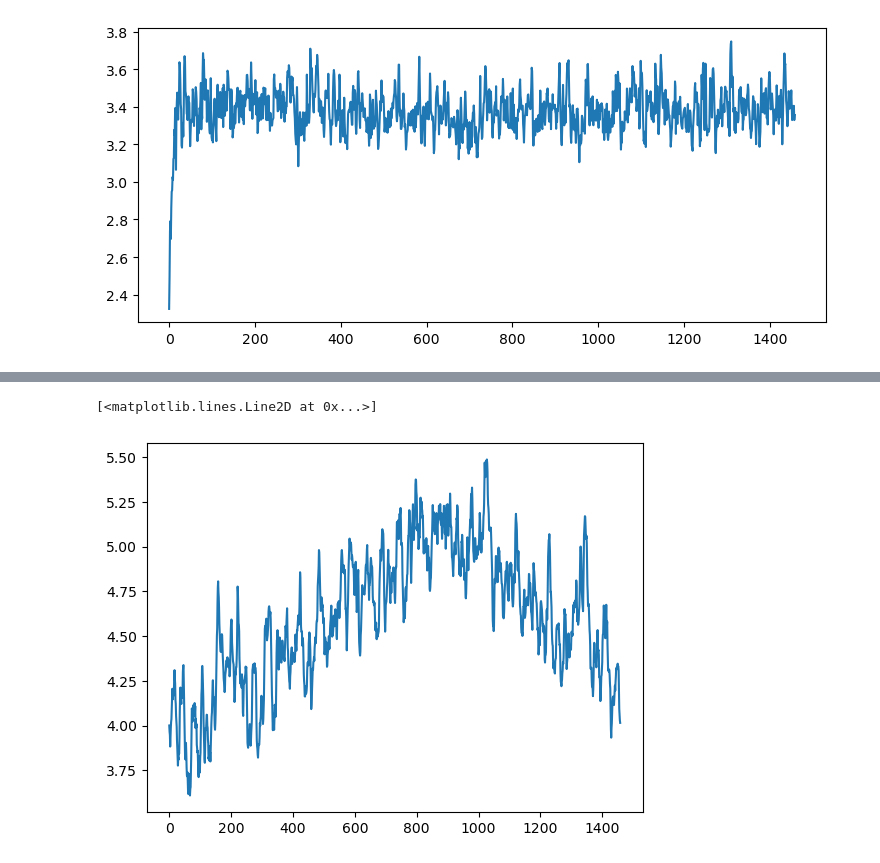
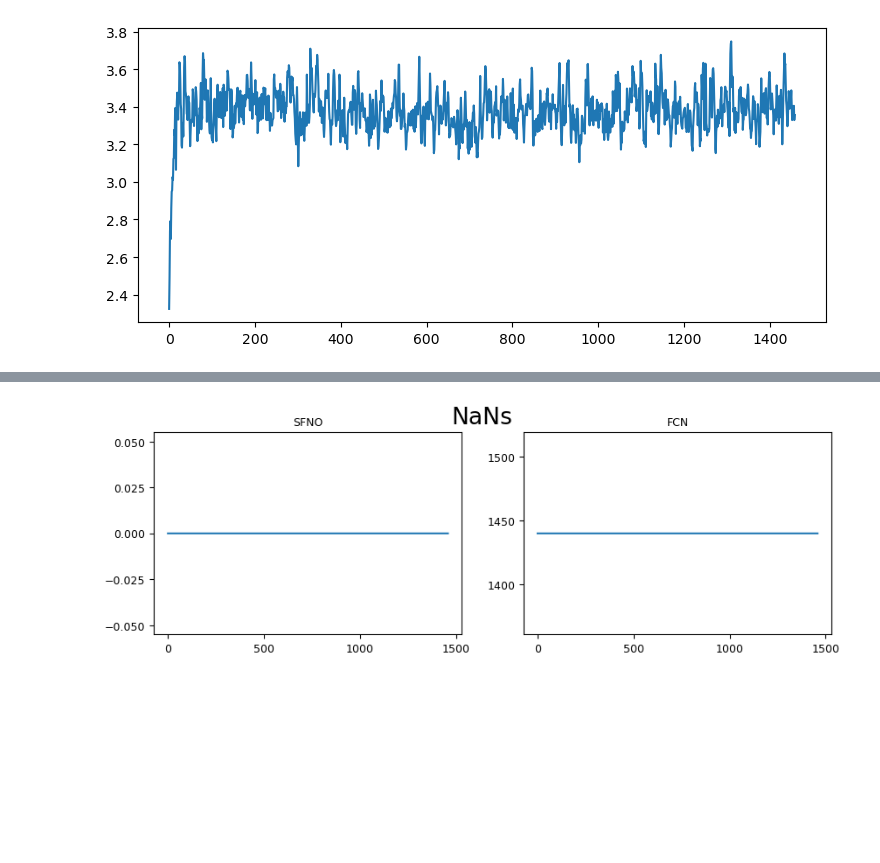
Before and after one commit to Slusny/Modulated-Spherical-Fourier-Neural-Operator, a Jupyter notebook: Modelskill.ipynb, the cells around one changed output, grey strips where cells are left out. Cells and saved outputs as stored; diff of their text form; code cells hidden in the pictures; blank space fills up the shorter version.

```diff
--- a/Modelskill.ipynb
+++ b/Modelskill.ipynb
@@ -248,8 +55,0 @@ plt.show()
-# %%
-sfno_step = sfno.sel(step=[120+6*20])['rmse'].squeeze()
-
-ax = plt.axes(projection=ccrs.Robinson())
-ax.set_global()
-sfno_step.plot.contourf(ax=ax, transform=ccrs.PlateCarree())
-ax.coastlines()
-ax.set_title("titel")
@@ -259,7 +55,0 @@ Text(0.5, 1.0, 'titel')
-# %%
-sfno_step = sfno.sel(step=[120+6*20])['rmse'].squeeze()
-
-ax = plt.axes(projection=ccrs.PlateCarree())
-ax.set_global()
-sfno_step.plot.contourf(ax=ax, transform=ccrs.PlateCarree())
-ax.coastlines()
@@ -269,7 +55,0 @@ ax.coastlines()
-# %%
-# Orthografic
-
-ax = plt.axes(projection=ccrs.Orthographic(20, 45))
-ax.set_global()
-sfno_step.plot.contourf(ax=ax, transform=ccrs.PlateCarree())
-ax.coastlines()
@@ -319,5 +65,0 @@ plt.xlim(0,100)
-# %%
-plt.plot(rmse_ref)
-# %% [output]
-[<matplotlib.lines.Line2D at 0x...>]
-[figure, removed]
@@ -323,0 +70,16 @@ plt.plot(rmse_ref)
+# %%
+fig, (ax1, ax2) = plt.subplots(1, 2,figsize=(10,3))
+fig.suptitle('NaNs')
+ax1.set_title('SFNO')
+ax1.plot(nans_sfno)
+ax2.set_title('FCN')
+ax2.plot(nans_fcn)
+
+for ax in [ax1,ax2]:
+    for item in ([ax.title, ax.xaxis.label, ax.yaxis.label] +
+                 ax.get_xticklabels() + ax.get_yticklabels()):
+        item.set_fontsize(9)
+
+plt.show()
+# %% [output]
+[figure, added]
```
Also changed, not shown: parts of 49 cells of this notebook, 1 other file.
